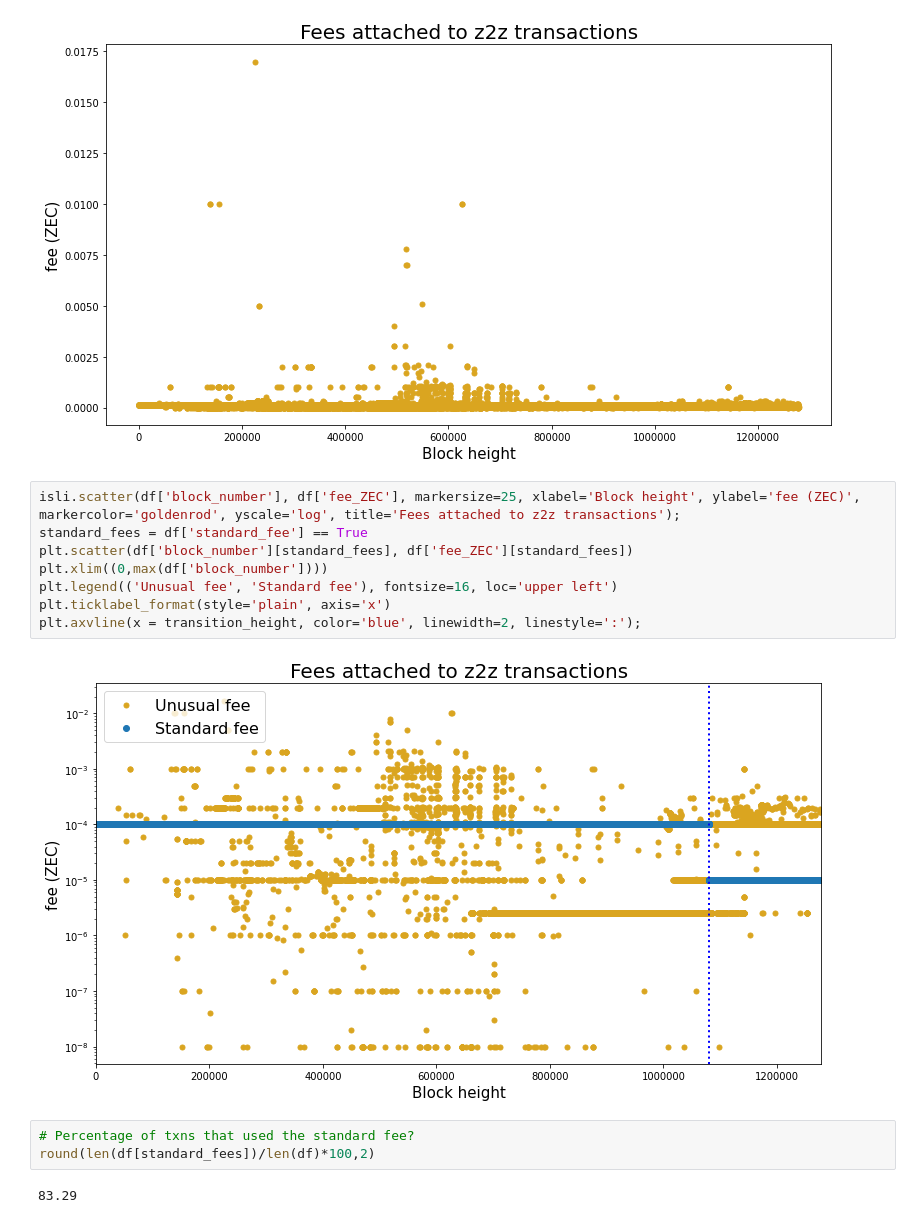
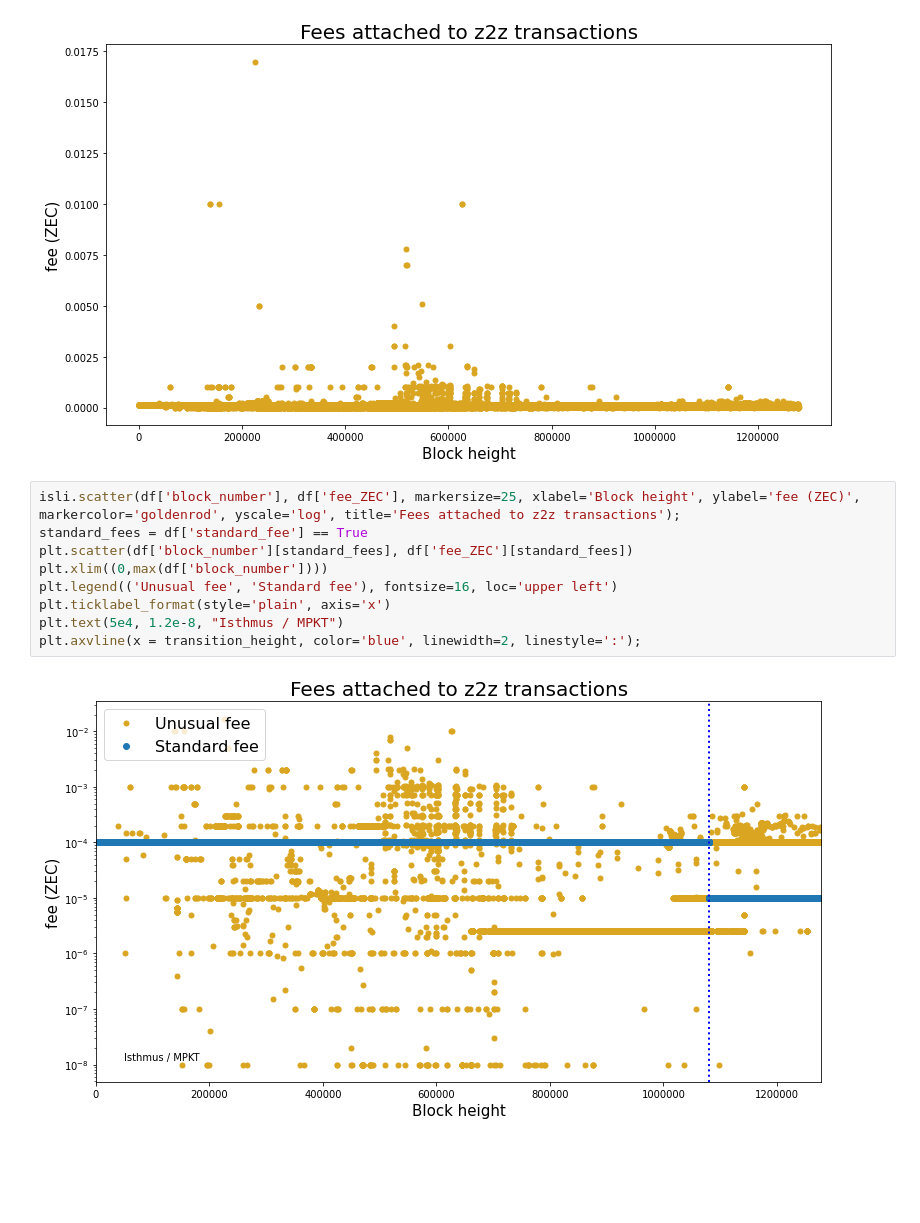
Before and after one commit to Mitchellpkt/z2z-metadata, a Jupyter notebook: analysis/analysis.ipynb, the cells around one changed output. Drawn from its saved outputs; the diff is of its cells as text; blank space fills up the shorter version.

```diff
--- a/analysis/analysis.ipynb
+++ b/analysis/analysis.ipynb
@@ -126,15 +126,11 @@ plt.ticklabel_format(style='plain');
 # %%
 isli.scatter(df['block_number'], df['fee_ZEC'], markersize=25, xlabel='Block height', ylabel='fee (ZEC)', markercolor='goldenrod', yscale='log', title='Fees attached to z2z transactions');
 standard_fees = df['standard_fee'] == True
 plt.scatter(df['block_number'][standard_fees], df['fee_ZEC'][standard_fees])
 plt.xlim((0,max(df['block_number'])))
 plt.legend(('Unusual fee', 'Standard fee'), fontsize=16, loc='upper left')
 plt.ticklabel_format(style='plain', axis='x')
+plt.text(5e4, 1.2e-8, "Isthmus / MPKT")
 plt.axvline(x = transition_height, color='blue', linewidth=2, linestyle=':');
 # %% [output]
-[figure, old version]
+[figure, new version]
-# %%
-# Percentage of txns that used the standard fee?
-round(len(df[standard_fees])/len(df)*100,2)
-# %% [output]
-83.29
```
Also changed, not shown: parts of 7 cells of this notebook.
